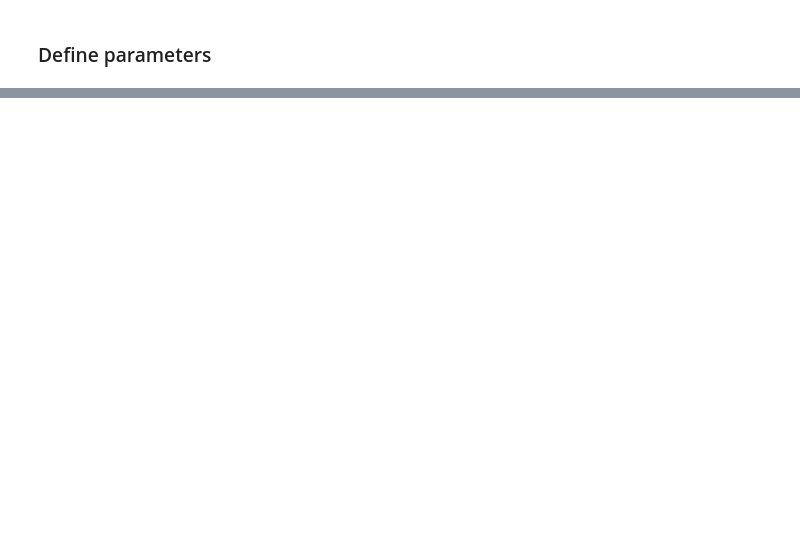
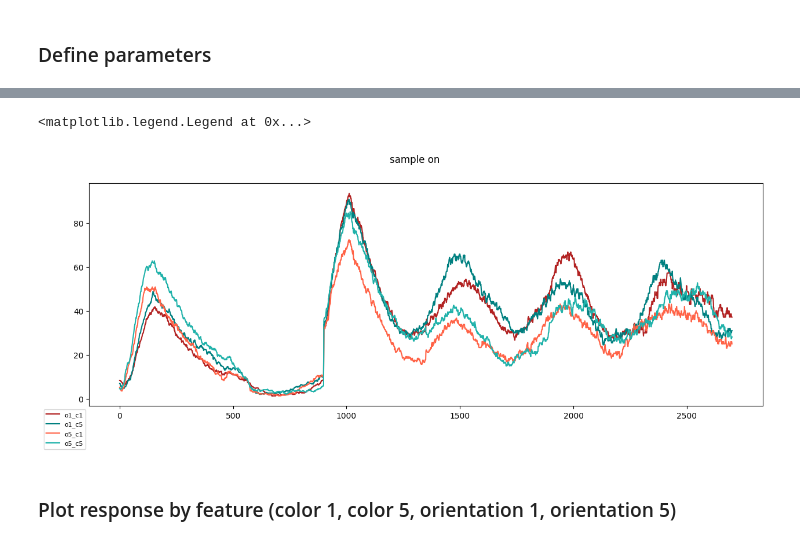
Before and after one commit to Ibos-lab/EphysVibe, a Jupyter notebook: examples/tuning_curves.ipynb, the cells around one changed output, grey strips where cells are left out. Saved outputs shown, nothing was run; the diff lists cells and outputs as text; code cells hidden in the pictures; blank space fills up the shorter version.

```diff
--- a/examples/tuning_curves.ipynb
+++ b/examples/tuning_curves.ipynb
@@ -803,0 +280,12 @@ IndexError: boolean index did not match indexed array along dimension 1; dimensi
+# %%
+all_sp_epochs = np.concatenate([all_sp_sample_on,all_sp_delay,all_sp_test1,all_sp_test2,all_sp_test3,all_sp_test4,all_sp_test5],axis=1)
+fig,ax = plt.subplots(figsize = (15,5))
+for i,sample in enumerate(["o1_c1","o1_c5","o5_c1","o5_c5"]):
+    ax.plot(all_sp_epochs[i],label=sample,color=task_constants.PALETTE_B1[sample])
+fig.suptitle('sample on')
+plt.legend(loc='upper right', bbox_to_anchor=(0, 0), prop={'size': 8})
+# %% [output]
+<matplotlib.legend.Legend at 0x...>
+[figure, added]
+# %% [markdown]
+### Plot response by feature (color 1, color 5, orientation 1, orientation 5)
```
Also changed, not shown: parts of 75 cells of this notebook, 2 other files.
